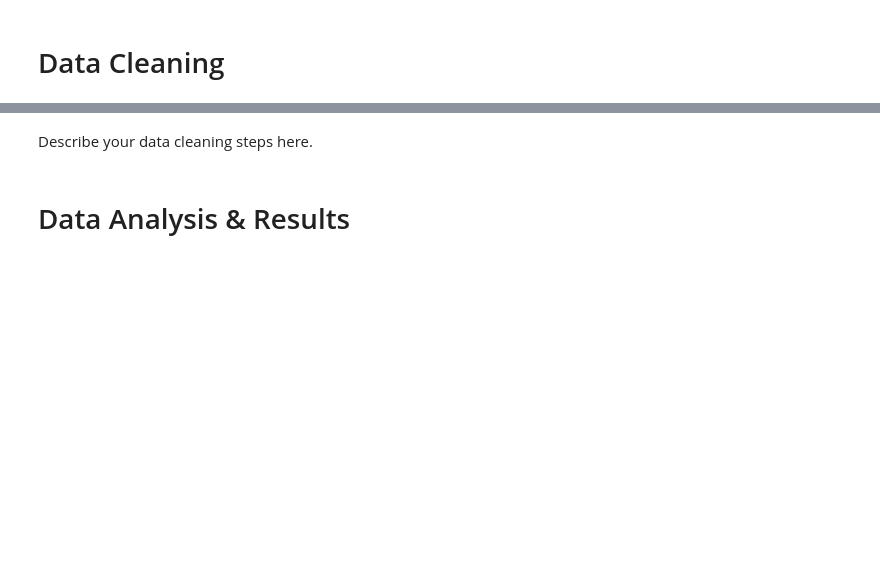
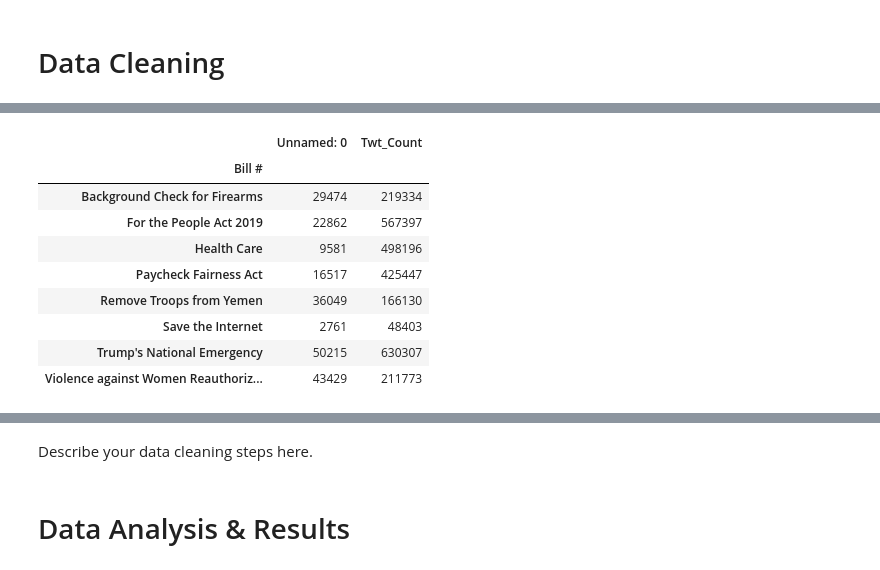
Before and after one commit to annsudhart/politician-tweet-analysis, a Jupyter notebook: data_collection.ipynb, the cells around one changed output, grey strips where cells are left out. Saved outputs shown, nothing was run; the diff lists cells and outputs as text; code cells hidden in the pictures; blank space fills up the shorter version.

```diff
--- a/data_collection.ipynb
+++ b/data_collection.ipynb
@@ -205,0 +239,15 @@ tweeters_df.to_csv('tweets_by_bill')
+# %%
+sum_R=df[df['Party'] == "R"].groupby(['Bill #']).sum()
+sum_D=df[df['Party'] == "D"].groupby(['Bill #']).sum()
+sum_R
+# %% [output]
+|  | Unnamed: 0 | Twt_Count |
+| Bill # |  |  |
+| Background Check for Firearms | 29474 | 219334 |
+| For the People Act 2019 | 22862 | 567397 |
+| Health Care | 9581 | 498196 |
+| Paycheck Fairness Act | 16517 | 425447 |
+| Remove Troops from Yemen | 36049 | 166130 |
+| Save the Internet | 2761 | 48403 |
+| Trump's National Emergency | 50215 | 630307 |
+| Violence against Women Reauthoriz... | 43429 | 211773 |
```
Also changed, not shown: parts of 13 cells of this notebook.
